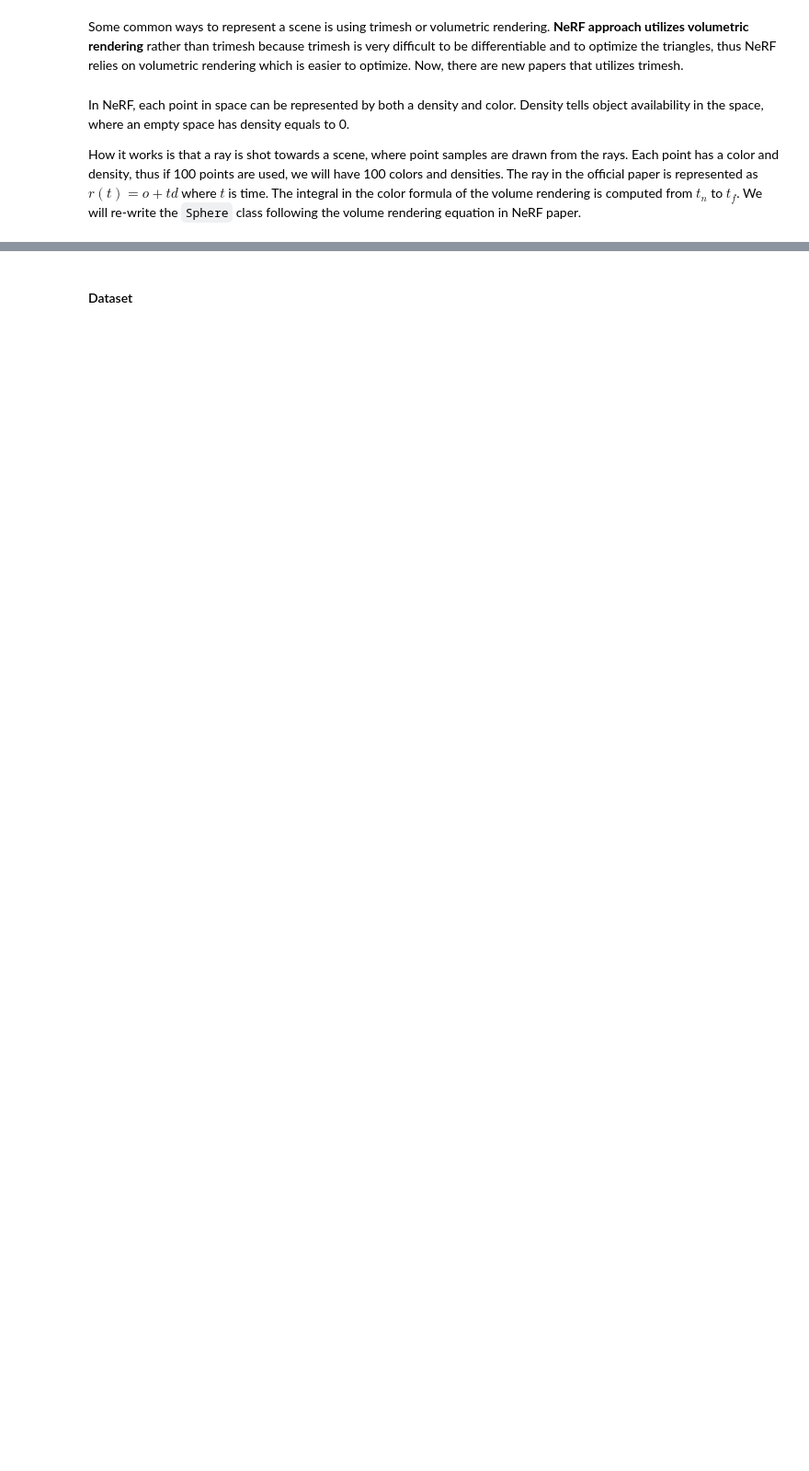
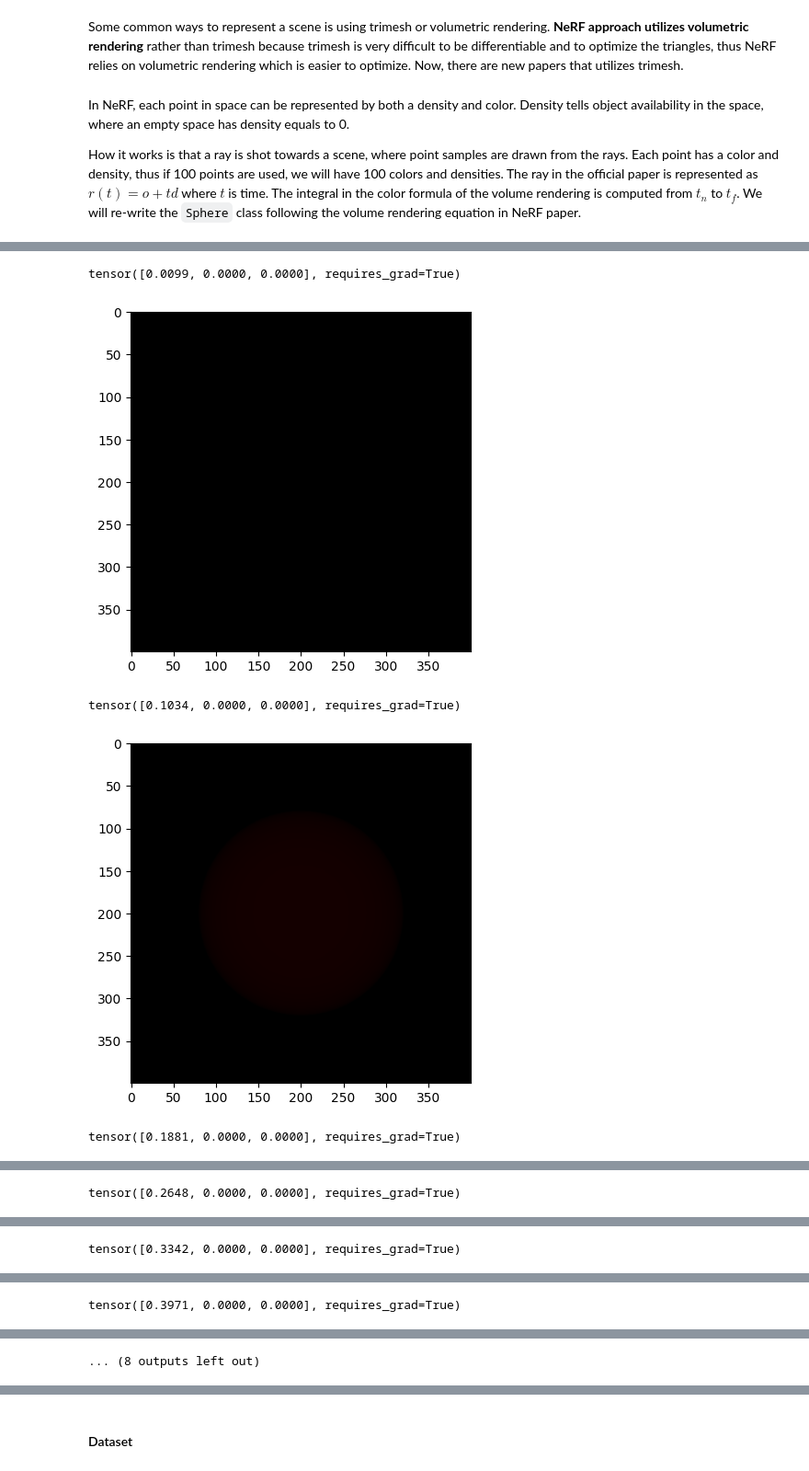
Before and after one commit to abdel-habib/ai-notebooks, a Jupyter notebook: nerf.ipynb, the cells around one changed output, grey strips where cells are left out. Shown at 92% size. Saved outputs shown, nothing was run; the diff lists cells and outputs as text; code cells hidden in the pictures; blank space fills up the shorter version.

```diff
--- a/nerf.ipynb
+++ b/nerf.ipynb
@@ -191,0 +254,28 @@ s = Sphere(np.array([0., 0., -1.]), .1, np.array([1., 0., 0.,]))
+# %%
+model = Sphere(torch.tensor([0., 0., -1.]), 0.1, torch.tensor([1., 0., 0.,]))
+b = rendering(model, torch.from_numpy(rays_o), torch.from_numpy(rays_d), 0.8, 1.2)
+
+# for instance, we want to optimize the colors
+c_to_optimize = torch.tensor([0., 0., 0.,], requires_grad=True) # for instance, we start with black color
+optimizer = torch.optim.SGD({c_to_optimize}, lr=1e-1)
+# %%
+for epoch in range(100):
+    model = Sphere(torch.tensor([0., 0., -1.]), 0.1, c_to_optimize)
+    Ax = rendering(model, torch.from_numpy(rays_o), torch.from_numpy(rays_d), 0.8, 1.2)
+
+    loss = ((Ax-b)**2).mean()
+    optimizer.zero_grad()
+    loss.backward()
+    optimizer.step()
+
+    if epoch % 10 == 0:
+        print(c_to_optimize)
+        img =  Ax.reshape(H, W, 3).detach().numpy()
+        plt.imshow(img)
+        plt.show()
+# %% [output]
+tensor([0.0099, 0.0000, 0.0000], requires_grad=True)
+[figure, added]
+tensor([0.1034, 0.0000, 0.0000], requires_grad=True)
+[figure, added]
+tensor([0.1881, 0.0000, 0.0000], requires_grad=True)
@@ -191,0 +283 @@ s = Sphere(np.array([0., 0., -1.]), .1, np.array([1., 0., 0.,]))
+tensor([0.2648, 0.0000, 0.0000], requires_grad=True)
@@ -191,0 +285 @@ s = Sphere(np.array([0., 0., -1.]), .1, np.array([1., 0., 0.,]))
+tensor([0.3342, 0.0000, 0.0000], requires_grad=True)
@@ -191,0 +287 @@ s = Sphere(np.array([0., 0., -1.]), .1, np.array([1., 0., 0.,]))
+tensor([0.3971, 0.0000, 0.0000], requires_grad=True)
@@ -191,0 +289 @@ s = Sphere(np.array([0., 0., -1.]), .1, np.array([1., 0., 0.,]))
+... (8 outputs left out)
```
Also changed, not shown: parts of 23 cells of this notebook.
